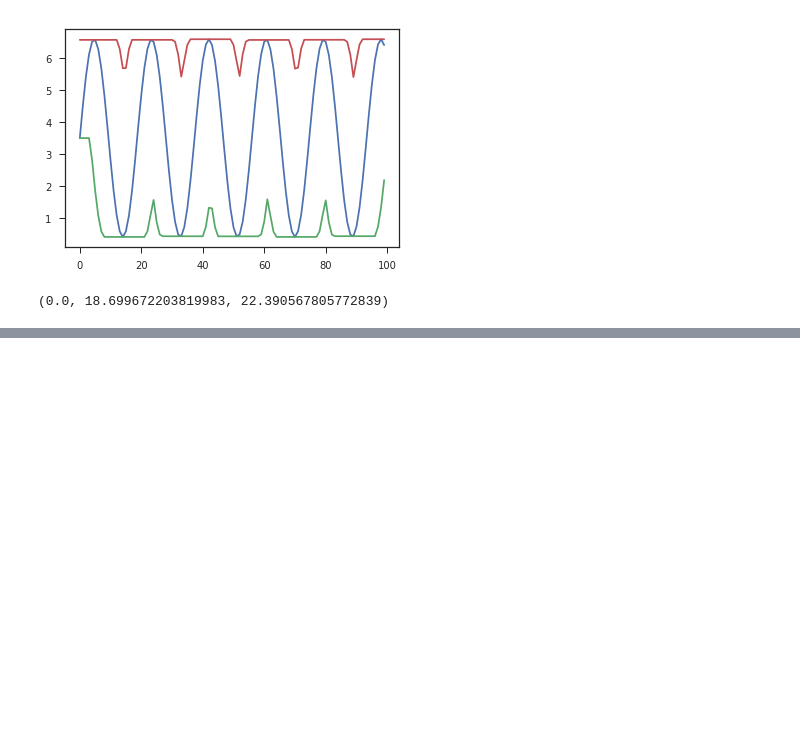
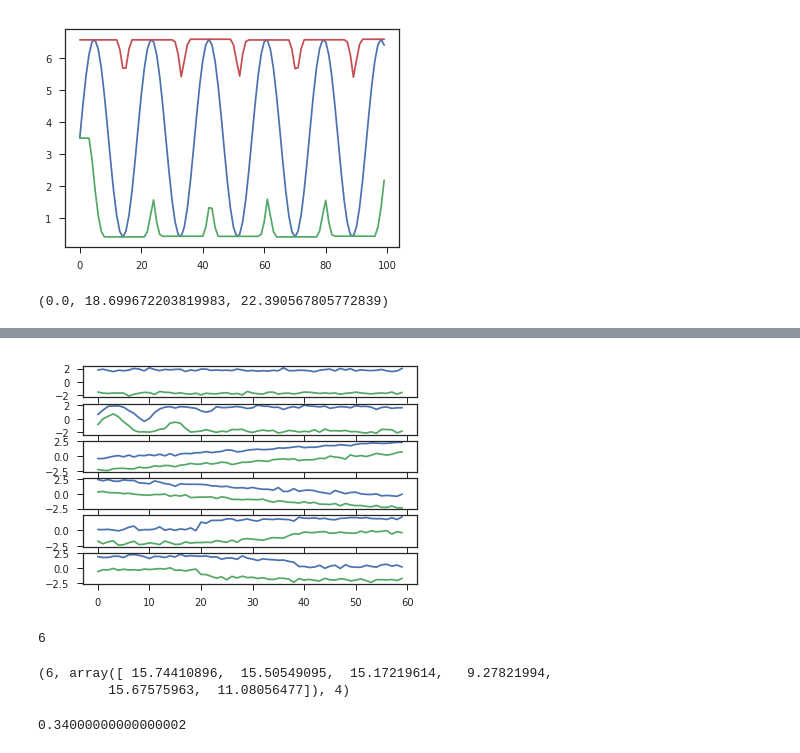
Before and after one commit to podondra/data-preprocessing, a Jupyter notebook: hw6/time-series.ipynb, the cells around one changed output, grey strips where cells are left out. Drawn from its saved outputs; the diff is of its cells as text; code cells hidden in the pictures; blank space fills up the shorter version.

```diff
--- a/hw6/time-series.ipynb
+++ b/hw6/time-series.ipynb
@@ -167,0 +170,7 @@ For each class of `train`, construct its wedge (from the lecture) and use it as
+# %%
+dtw_5 = partial(DTWDistance, w=5)
+knn_dtw = KNeighborsClassifier(n_neighbors=5, metric=dtw_5, n_jobs=-1)
+knn_dtw.fit(X, y)
+
+%time y_pred = knn_dtw.predict(X_te)
+accuracy_score(y_te, y_pred)
@@ -167,0 +183,8 @@ For each class of `train`, construct its wedge (from the lecture) and use it as
+# %%
+for r in range(1, 10):
+    keo = partial(LB_Keogh, r=r)
+    knn_keo = KNeighborsClassifier(n_neighbors=5, metric=keo, n_jobs=-1)
+    knn_keo.fit(X, y)
+
+    %time y_pred = knn_keo.predict(X_te)
+    print('r: {}\t accuracy: {}'.format(r, accuracy_score(y_te, y_pred)))
@@ -167,0 +231,49 @@ For each class of `train`, construct its wedge (from the lecture) and use it as
+# %%
+def wedge(X):
+    return X.max(axis=0), X.min(axis=0)
+
+f, axs = pyplot.subplots(nrows=6, sharex=True)
+for i, ax in enumerate(axs):
+    W = wedge(X[y == i + 1])
+    ax.plot(W[0])
+    ax.plot(W[1])
+# %% [output]
+[figure, added]
+# %%
+Ws = [wedge(X[y == i]) for i in range(1, 7)]
+len(Ws)
+# %% [output]
+6
+# %%
+def LB_Keogh_W(q, W):
+    LB_sum = 0
+    for idx, val in enumerate(q):
+        lower_bound = W[1][idx]
+        upper_bound = W[0][idx]
+
+        if i > upper_bound:
+            LB_sum = LB_sum + (val - upper_bound) ** 2
+        elif i < lower_bound:
+            LB_sum = LB_sum + (val - lower_bound) ** 2
+
+    return numpy.sqrt(LB_sum)
+
+foo = X_te[-1]
+pred = numpy.zeros(6)
+for idx, W in enumerate(Ws):
+    pred[idx] = LB_Keogh_W(foo, W)
+y_te[-1], pred, numpy.argmin(pred) + 1
+# %% [output]
+(6, array([ 15.74410896,  15.50549095,  15.17219614,   9.27821994,
+         15.67575963,  11.08056477]), 4)
+# %%
+y_pred = numpy.zeros_like(y_te)
+for i, x in enumerate(X):
+    pred = numpy.zeros(6)
+    for j, W in enumerate(Ws):
+        pred[j] = LB_Keogh_W(x, W)
+    y_pred[i] = numpy.argmin(pred) + 1
+
+accuracy_score(y_te, y_pred)
+# %% [output]
+0.34000000000000002
```
Also changed, not shown: parts of 17 cells of this notebook.
